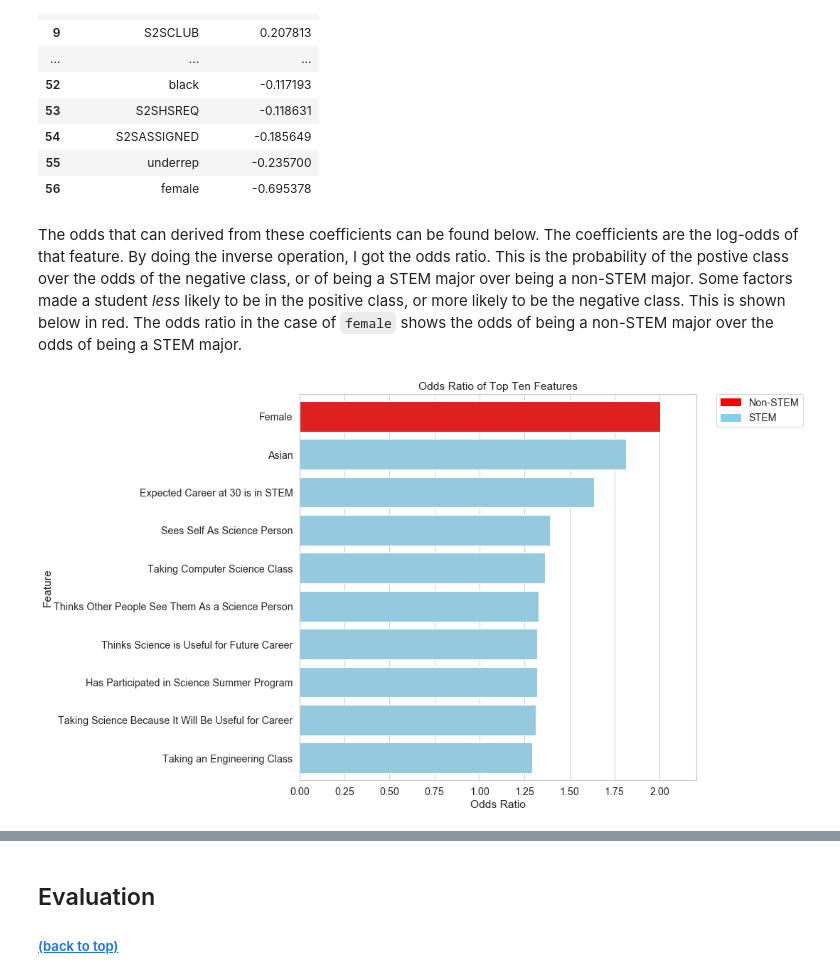
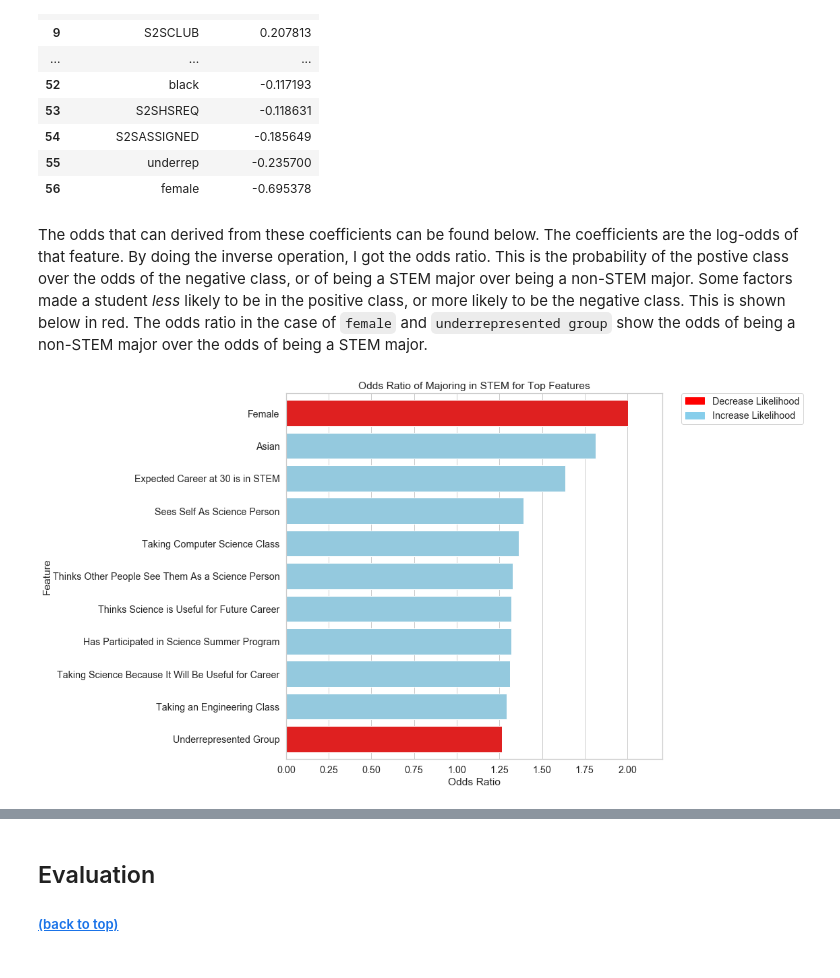
Before and after one commit to laurenphipps/STEM-majors, a Jupyter notebook: Final_Notebook.ipynb, the cells around one changed output, grey strips where cells are left out. Cells and saved outputs as stored; diff of their text form; code cells hidden in the pictures.

```diff
--- a/Final_Notebook.ipynb
+++ b/Final_Notebook.ipynb
@@ -716,34 +738,34 @@ coef_df
 | 55 | underrep | -0.235700 |
 | 56 | female | -0.695378 |
 # %% [markdown]
-The odds that can derived from these coefficients can be found below. The coefficients are the log-odds of that feature. By doing the inverse operation, I got the odds ratio. This is the probability of the postive class over the odds of the negative class, or of being a STEM major over being a non-STEM major. Some factors made a student *less* likely to be in the positive class, or more likely to be the negative class. This is shown below in red. The odds ratio in the case of `female` shows the odds of being a non-STEM major over the odds of being a STEM major.
+The odds that can derived from these coefficients can be found below. The coefficients are the log-odds of that feature. By doing the inverse operation, I got the odds ratio. This is the probability of the postive class over the odds of the negative class, or of being a STEM major over being a non-STEM major. Some factors made a student *less* likely to be in the positive class, or more likely to be the negative class. This is shown below in red. The odds ratio in the case of `female` and `underrepresented group` show the odds of being a non-STEM major over the odds of being a STEM major.
 # %%
 coef_df['pos_odd'] = e**coef_df['coefficient_value']
 coef_df['neg_odd'] = 1/coef_df['pos_odd']
 coef_df['highest_odd'] = np.where(coef_df['pos_odd'] > coef_df['neg_odd'], coef_df['pos_odd'], coef_df['neg_odd'])
 coef_df.sort_values(by = 'highest_odd', ascending = False, inplace = True)
-top_ten = coef_df[:10]
+top_ten = coef_df[:11]
 
 
 plt.figure(figsize = (10,10))
-clrs = ['red' if x == 'female' else 'red' if x == 'black' else 'red' if x== 'misc_class' else 'skyblue' for x in top_ten['feature']]
+clrs = ['red' if x == 'female' else 'red' if x == 'underrep' else 'red' if x== 'misc_class' else 'skyblue' for x in top_ten['feature']]
 ax = sns.barplot(x ='highest_odd', y = 'feature', data = top_ten, palette = clrs, orient = 'horiz')
 plt.yticks(ticks = range(0,11), labels = ['Female', 'Asian', 'Expected Career at 30 is in STEM', 'Sees Self As Science Person',
           'Taking Computer Science Class', 'Thinks Other People See Them As a Science Person',
           'Thinks Science is Useful for Future Career', 'Has Participated in Science Summer Program',
-          'Taking Science Because It Will Be Useful for Career', 'Taking an Engineering Class'])
+          'Taking Science Because It Will Be Useful for Career', 'Taking an Engineering Class', 'Underrepresented Group'])
 plt.margins(0.1, 0.02)
 ax.set_ylabel('Feature', labelpad = 0.5)
 ax.set_xlabel('Odds Ratio')
-ax.set_title('Odds Ratio of Top Ten Features')
-legend = [Patch(facecolor='red', edgecolor='red', label='Non-STEM'), Patch(facecolor='skyblue', edgecolor='skyblue', label='STEM')]
+ax.set_title('Odds Ratio of Majoring in STEM for Top Features')
+legend = [Patch(facecolor='red', edgecolor='red', label='Decrease Likelihood'), Patch(facecolor='skyblue', edgecolor='skyblue', label='Increase Likelihood')]
 ax.legend(handles = legend, bbox_to_anchor=(1.05, 1), loc=2, borderaxespad=0.)
 
-plt.savefig('img/feature-odds.png', bbox_inches='tight', transparent=True)
+#plt.savefig('img/feature-odds.png', bbox_inches='tight', transparent=True)
 
 ;
 
 plt.show()
 # %% [output]
-[figure, old version]
+[figure, new version]
 # %% [markdown]
```
Also changed, not shown: parts of 10 cells of this notebook, 4 other files.
